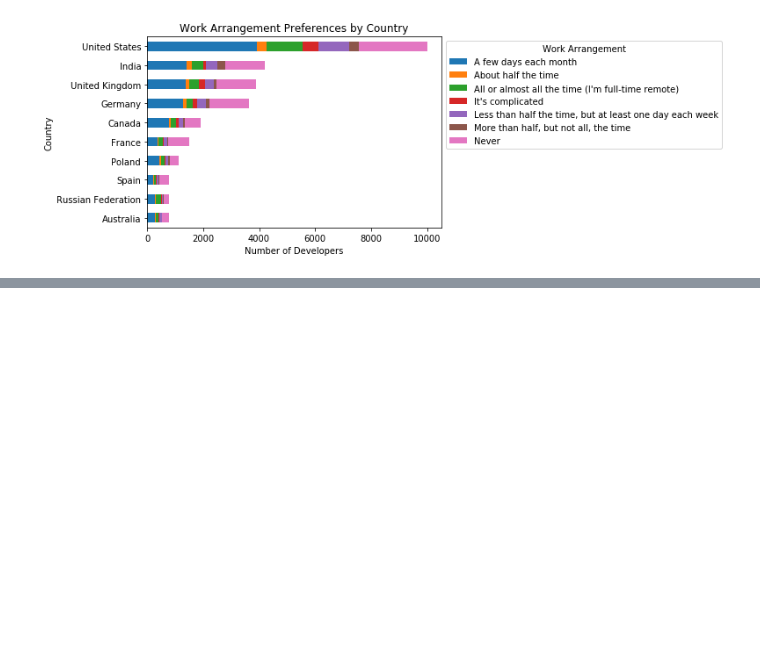
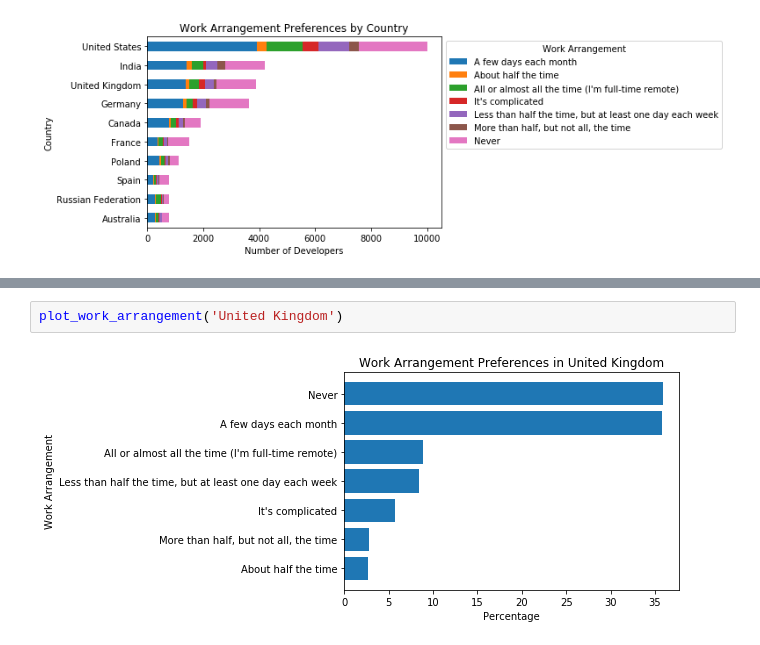
Before and after one commit to ChrisBecker13/Stack-Overflow-Data---2017-Survey---Udacity-project, a Jupyter notebook: analysis.ipynb, the cells around one changed output, grey strips where cells are left out. Saved outputs shown, nothing was run; the diff lists cells and outputs as text; blank space fills up the shorter version.

```diff
--- a/analysis.ipynb
+++ b/analysis.ipynb
@@ -256,0 +236,4 @@ plt.show()
+# %%
+plot_work_arrangement('United Kingdom')
+# %% [output]
+[figure, added]
```
Also changed, not shown: parts of 8 cells of this notebook.
